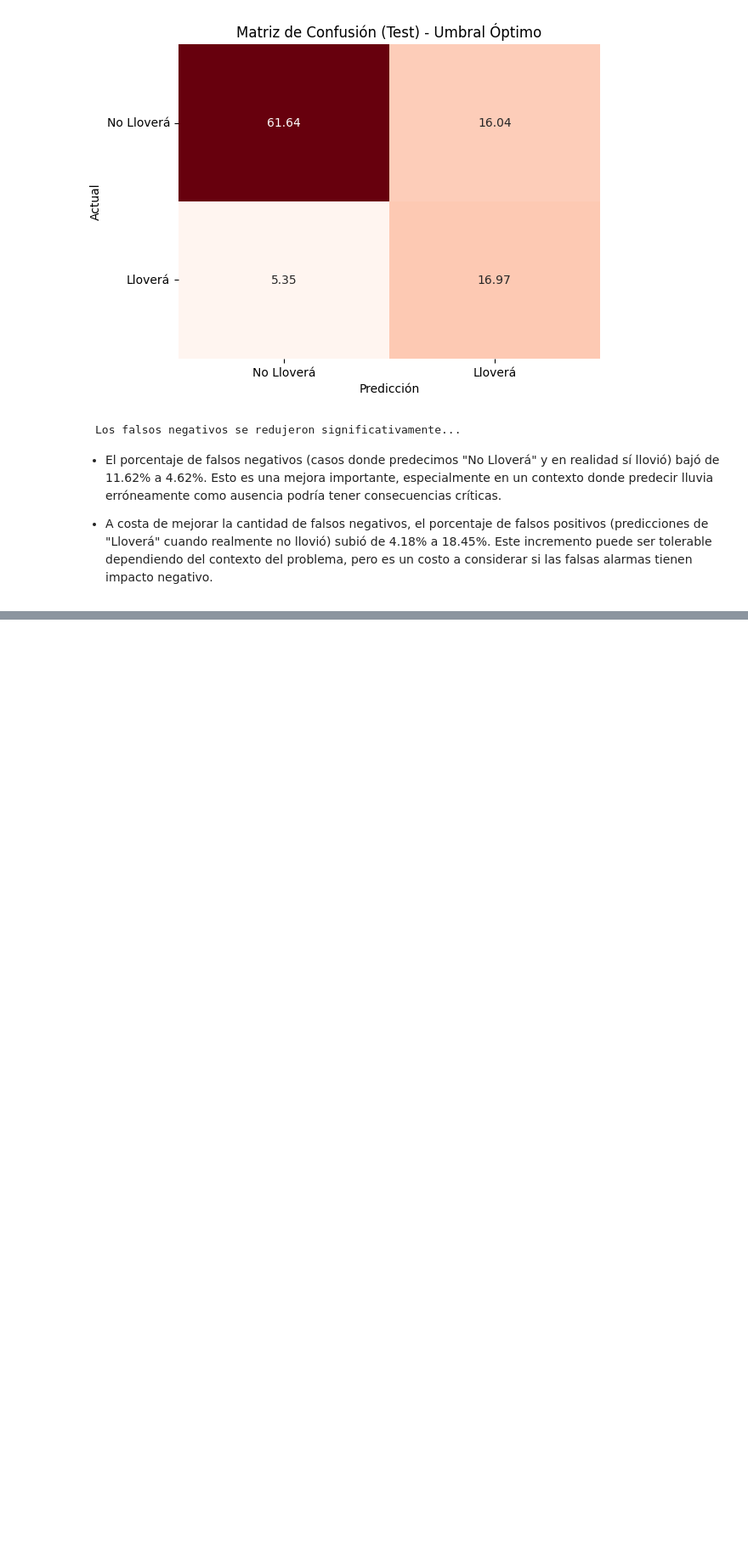
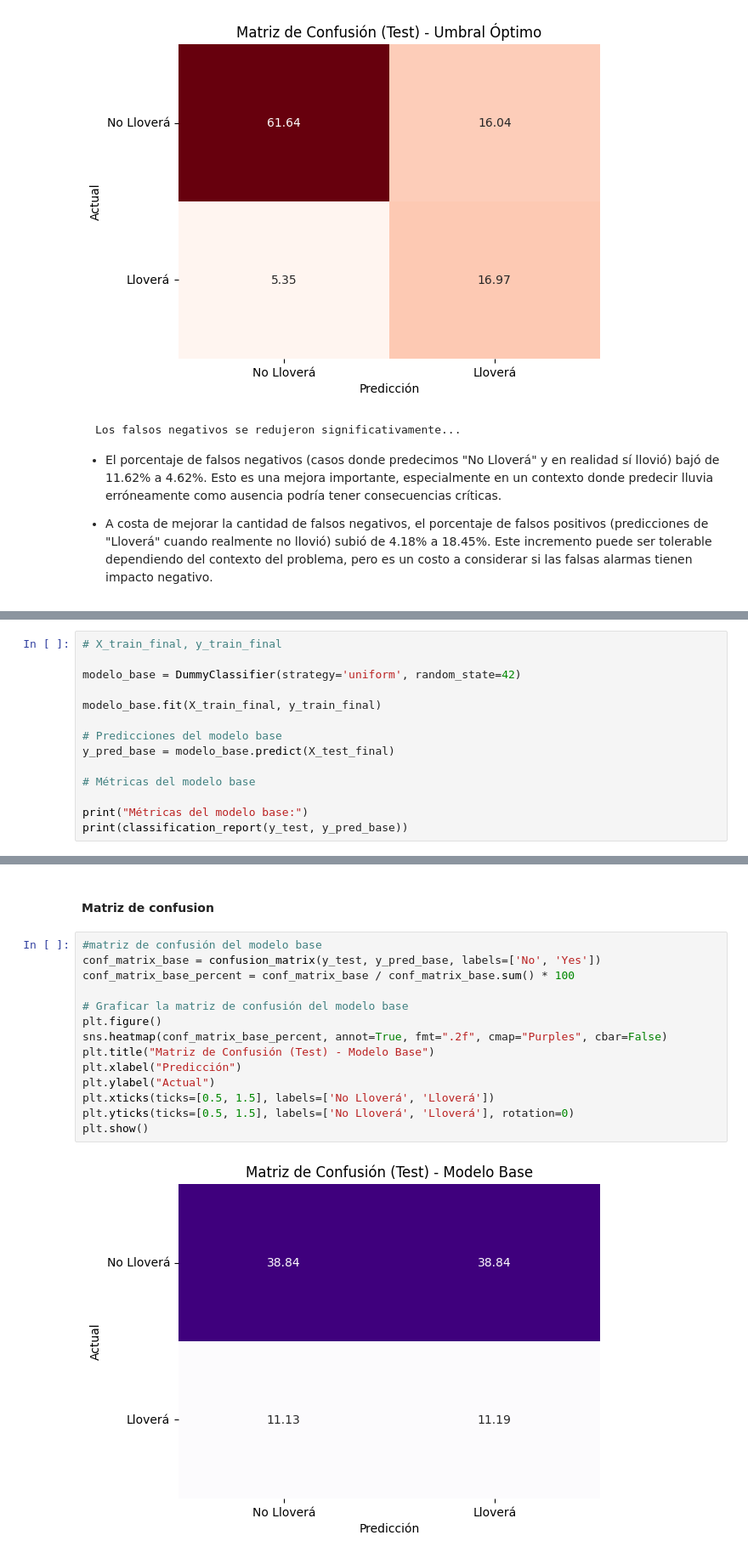
Before and after one commit to MariaCeli/AA1-TUIA-Celi-Grimaldi-Porcelli, a Jupyter notebook: TP-clasificacion-AA1.ipynb, the cells around one changed output, grey strips where cells are left out. Shown at 85% size. Drawn from its saved outputs; the diff is of its cells as text; blank space fills up the shorter version.

Commit message:
Modelo base

```diff
--- a/TP-clasificacion-AA1.ipynb
+++ b/TP-clasificacion-AA1.ipynb
@@ -812,0 +819,14 @@ weighted avg       0.83      0.79      0.80     28439
+# %%
+# X_train_final, y_train_final
+
+modelo_base = DummyClassifier(strategy='uniform', random_state=42)
+
+modelo_base.fit(X_train_final, y_train_final)
+
+# Predicciones del modelo base
+y_pred_base = modelo_base.predict(X_test_final)
+
+# Métricas del modelo base
+
+print("Métricas del modelo base:")
+print(classification_report(y_test, y_pred_base))
@@ -812,0 +843,18 @@ weighted avg       0.83      0.79      0.80     28439
+# %% [markdown]
+#### Matriz de confusion
+# %%
+#matriz de confusión del modelo base
+conf_matrix_base = confusion_matrix(y_test, y_pred_base, labels=['No', 'Yes'])
+conf_matrix_base_percent = conf_matrix_base / conf_matrix_base.sum() * 100
+
+# Graficar la matriz de confusión del modelo base
+plt.figure()
+sns.heatmap(conf_matrix_base_percent, annot=True, fmt=".2f", cmap="Purples", cbar=False)
+plt.title("Matriz de Confusión (Test) - Modelo Base")
+plt.xlabel("Predicción")
+plt.ylabel("Actual")
+plt.xticks(ticks=[0.5, 1.5], labels=['No Lloverá', 'Lloverá'])
+plt.yticks(ticks=[0.5, 1.5], labels=['No Lloverá', 'Lloverá'], rotation=0)
+plt.show()
+# %% [output]
+[figure, added]
```
Also changed, not shown: parts of 8 cells of this notebook.
